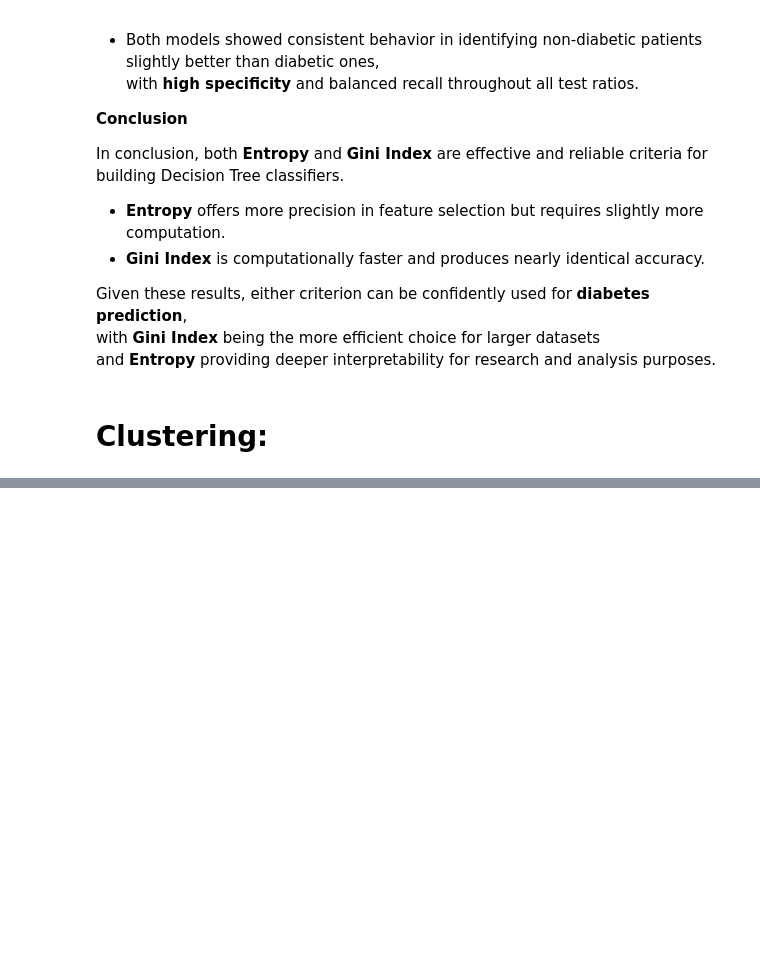
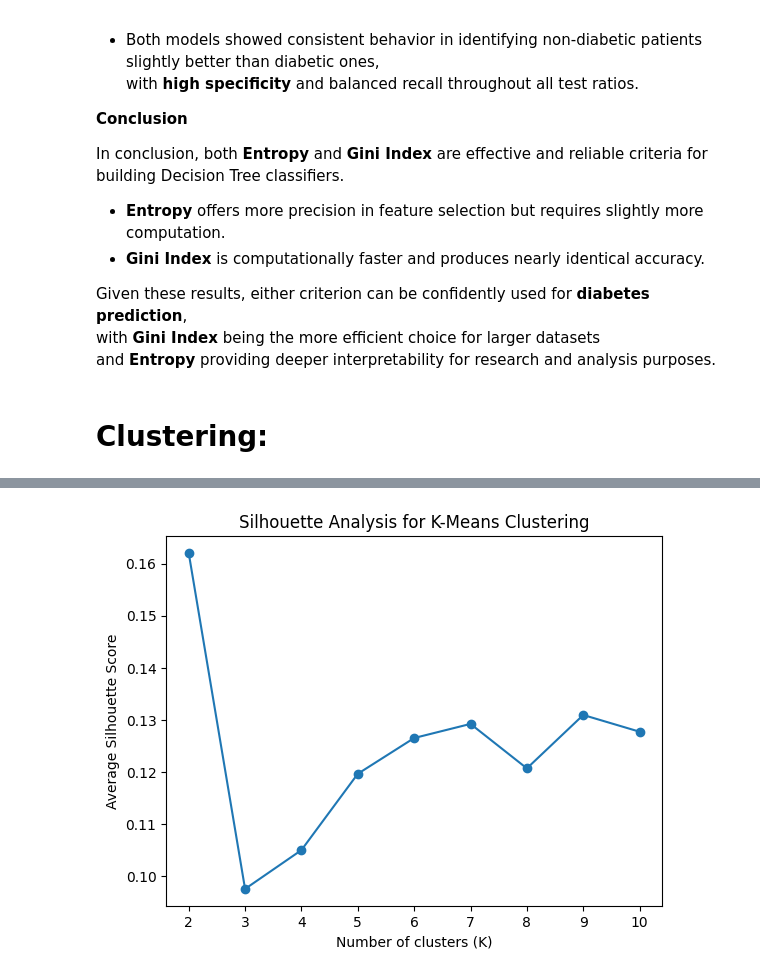
Before and after one commit to alanoudalsanad/Mining-project, a Jupyter notebook: Phase3Noura.ipynb, the cells around one changed output, grey strips where cells are left out. Drawn from its saved outputs; the diff is of its cells as text; code cells hidden in the pictures; blank space fills up the shorter version.

```diff
--- a/Phase3Noura.ipynb
+++ b/Phase3Noura.ipynb
@@ -1104,3 +1104,14 @@ with **Gini Index** being the more efficient choice for larger datasets
 and **Entropy** providing deeper interpretability for research and analysis purposes.
 # %% [markdown]
 # Clustering:
+# %%
+# Extract clustering features X (excluding the target variable)
+X_cluster = data.drop('Diagnosis', axis=1)
+
+# Scale the clustering features
+scaler_cluster = StandardScaler()
+X_cluster_scaled = scaler_cluster.fit_transform(X_cluster)
+X_cluster_scaled_df = pd.DataFrame(X_cluster_scaled, columns=X_cluster.columns)
+
+print("\nScaled DataFrame (Clustering):")
+print(X_cluster_scaled_df.head())
@@ -1106,0 +1136,17 @@ and **Entropy** providing deeper interpretability for research and analysis purp
+# %%
+# Evaluate K-means with different values of K
+k_values = range(2, 11)  # Test K from 2 to 10
+silhouette_scores = []
+wss_values = []  # Within-cluster Sum of Squares
+
+for k in k_values:
+    kmeans_model = KMeans(n_clusters=k, random_state=42)
+    kmeans_model.fit(X_cluster_scaled_df)
+
+    silhouette_avg = silhouette_score(X_cluster_scaled_df, kmeans_model.labels_)
+    wss = kmeans_model.inertia_
+
+    print(f"K={k}: Silhouette Score = {silhouette_avg:.2f}, WSS = {wss:.2f}")
+
+    silhouette_scores.append(silhouette_avg)
+    wss_values.append(wss)
@@ -1106,0 +1184,9 @@ and **Entropy** providing deeper interpretability for research and analysis purp
+# %%
+# Plotting silhouette score vs K
+plt.plot(k_values, silhouette_scores, marker='o')
+plt.title('Silhouette Analysis for K-Means Clustering')
+plt.xlabel('Number of clusters (K)')
+plt.ylabel('Average Silhouette Score')
+plt.show()
+# %% [output]
+[figure, added]
```
Also changed, not shown: parts of 8 cells of this notebook.
